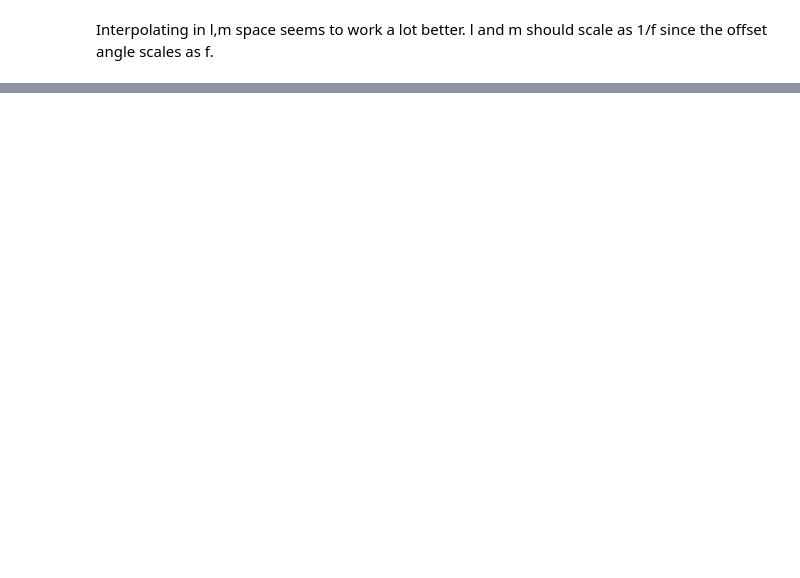
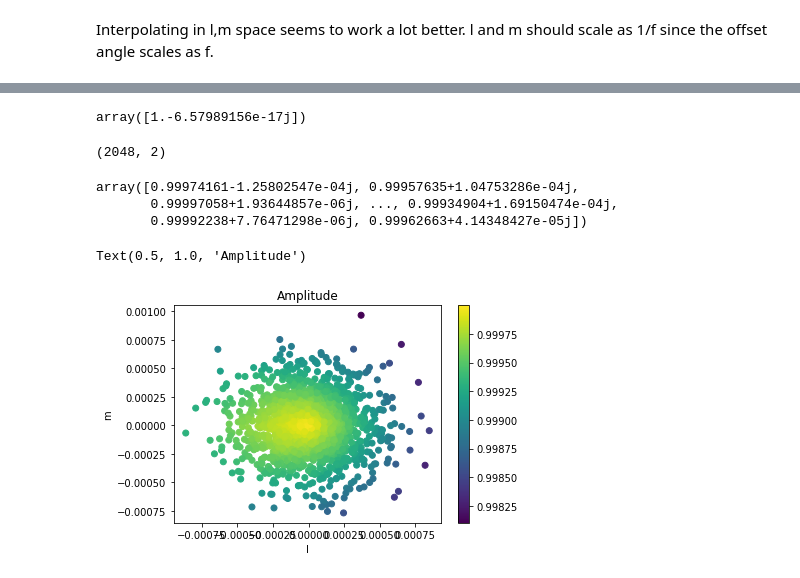
Before and after one commit to yupinghuang/sim-toolkit, a Jupyter notebook: notebooks/jonas-beam.ipynb, the cells around one changed output, grey strips where cells are left out. Cells and saved outputs as stored; diff of their text form; code cells hidden in the pictures; blank space fills up the shorter version.

```diff
--- a/notebooks/jonas-beam.ipynb
+++ b/notebooks/jonas-beam.ipynb
@@ -398,0 +408,5 @@ responses_img = interp2d(ldata, mdata, np.imag(beam_2_0))(ls, ms)
+# %%
+lms = radec_to_lm(np.array([pointings.ra.to(u.radian).value, pointings.dec.to(u.radian).value]).T,
+                  phase_centre=np.array([pcenter.ra.to(u.radian).value, pcenter.dec.to(u.radian).value]))
+# %%
+res = lms.compute()
@@ -398,0 +447,29 @@ responses_img = interp2d(ldata, mdata, np.imag(beam_2_0))(ls, ms)
+# %%
+from scipy.interpolate import RegularGridInterpolator
+# beams_2ghz = RectBivariateSpline(m[0], m[0], beam_interp.real)(res[:,0], res[:,1], grid=False)
+f = RegularGridInterpolator((m[0], m[0]), beam_interp)
+# %%
+f([0, 0])
+# %% [output]
+array([1.-6.57989156e-17j])
+# %%
+res.shape
+# %% [output]
+(2048, 2)
+# %%
+beams_2ghz = f(res)
+# %%
+beams_2ghz
+# %% [output]
+array([0.99974161-1.25802547e-04j, 0.99957635+1.04753286e-04j,
+       0.99997058+1.93644857e-06j, ..., 0.99934904+1.69150474e-04j,
+       0.99992238+7.76471298e-06j, 0.99962663+4.14348427e-05j])
+# %%
+plt.scatter(res[:,0], res[:,1], c=np.abs(beams_2ghz))
+plt.colorbar()
+plt.xlabel('l')
+plt.ylabel('m')
+plt.title('Amplitude')
+# %% [output]
+Text(0.5, 1.0, 'Amplitude')
+[figure, added]
```
Also changed, not shown: parts of 43 cells of this notebook, 5 other files.
